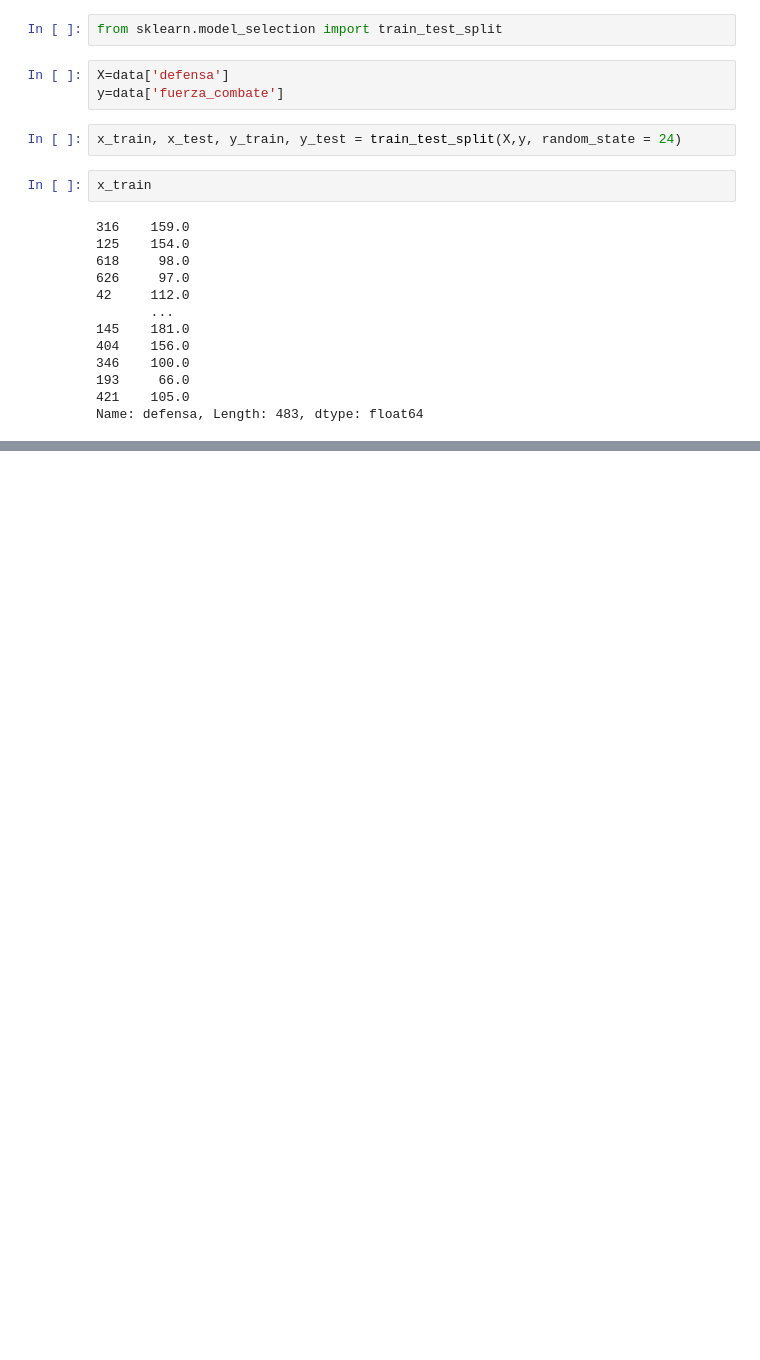
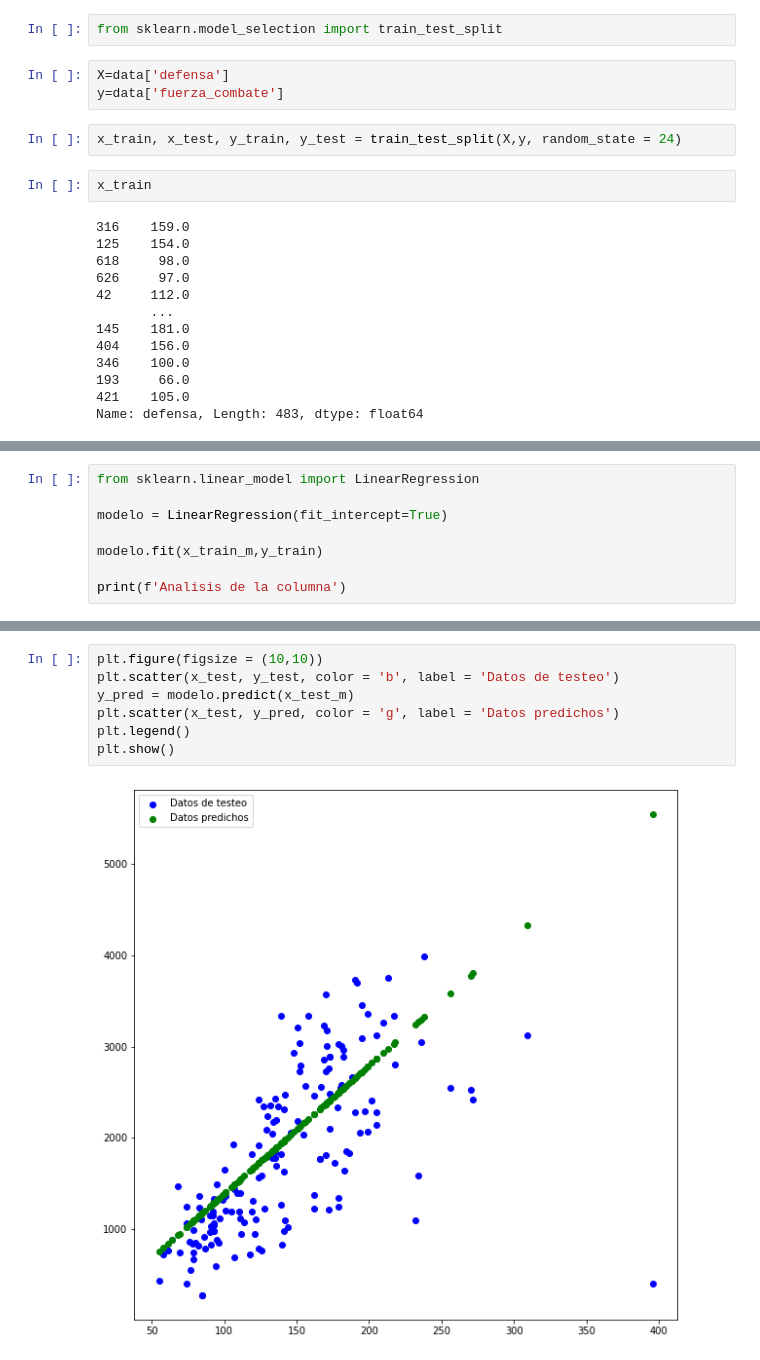
Before and after one commit to IonatanPerez/AprenderProgramando_cursos_2022, a Jupyter notebook: Proyectos personales/Camila Plata - Jueves/tarea pokemon.ipynb, the cells around one changed output, grey strips where cells are left out. Saved outputs shown, nothing was run; the diff lists cells and outputs as text; blank space fills up the shorter version.

```diff
--- a/Proyectos personales/Camila Plata - Jueves/tarea pokemon.ipynb
+++ b/Proyectos personales/Camila Plata - Jueves/tarea pokemon.ipynb
@@ -456,0 +473,8 @@ x_test_m = np.matrix(x_test_m.reshape(len(x_test_m),1))
+# %%
+from sklearn.linear_model import LinearRegression
+
+modelo = LinearRegression(fit_intercept=True)
+
+modelo.fit(x_train_m,y_train)
+
+print(f'Analisis de la columna')
@@ -456,0 +489,9 @@ x_test_m = np.matrix(x_test_m.reshape(len(x_test_m),1))
+# %%
+plt.figure(figsize = (10,10))
+plt.scatter(x_test, y_test, color = 'b', label = 'Datos de testeo')
+y_pred = modelo.predict(x_test_m)
+plt.scatter(x_test, y_pred, color = 'g', label = 'Datos predichos')
+plt.legend()
+plt.show()
+# %% [output]
+[figure, added]
```
Also changed, not shown: parts of 7 cells of this notebook, 1 other file.
